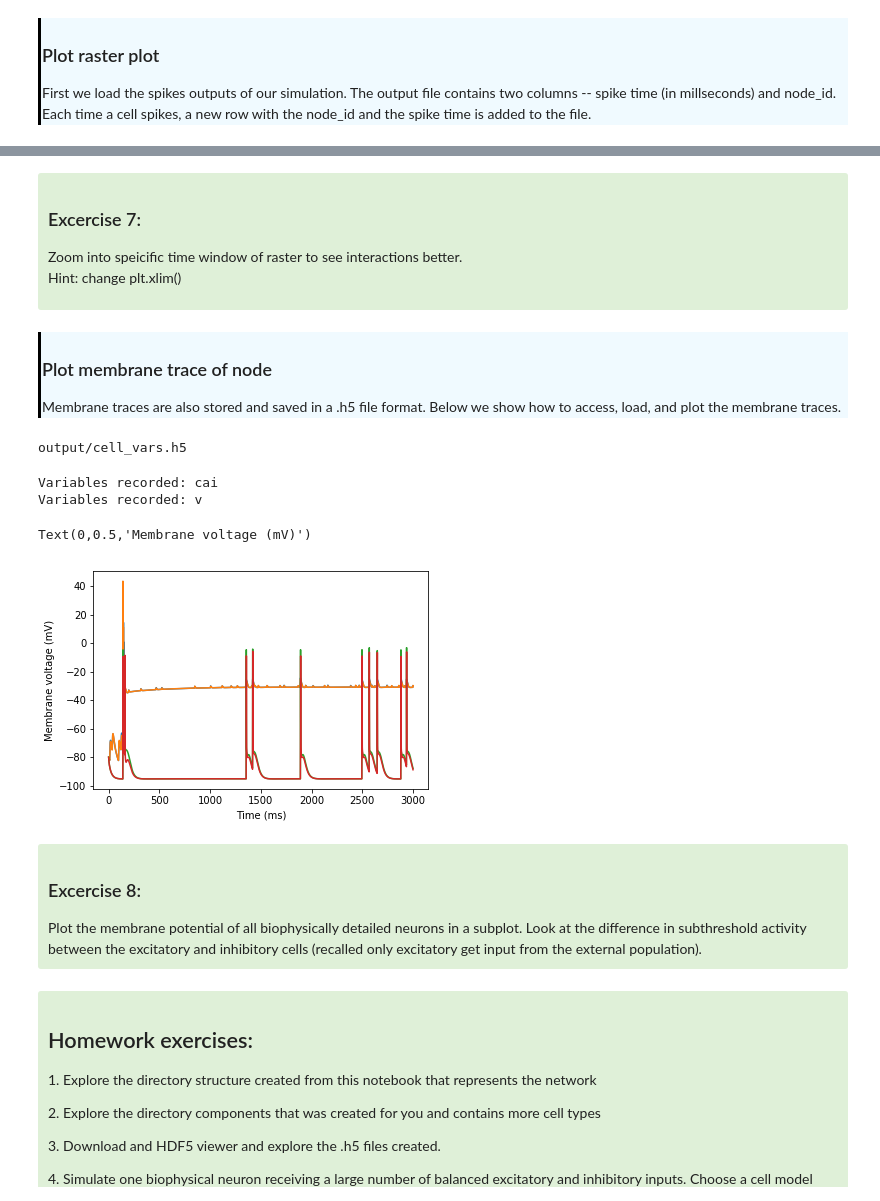
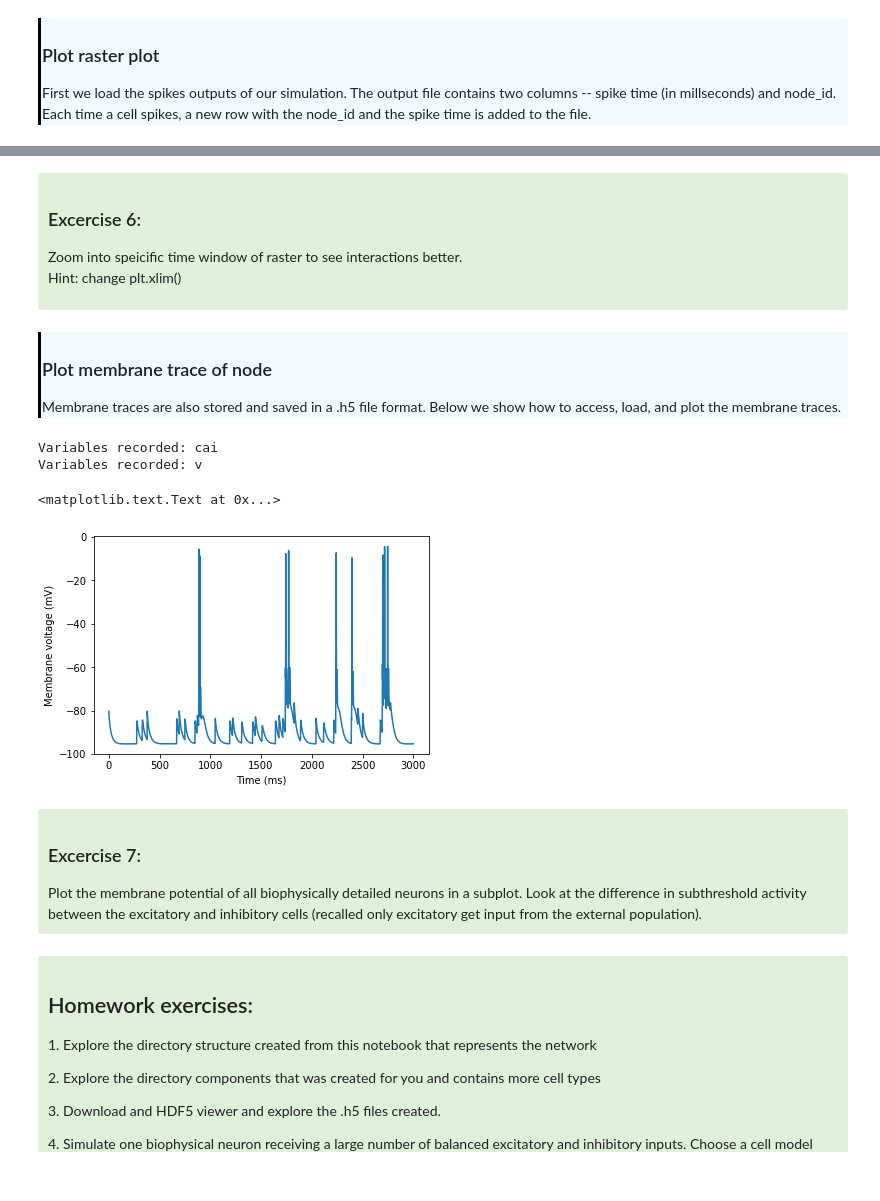
Before and after one commit to AllenInstitute/CNS_2018_Tutorial, a Jupyter notebook: bmtk/biophysical_notebook/biophysical_modeling.ipynb, the cells around one changed output, grey strips where cells are left out. Cells and saved outputs as stored; diff of their text form; code cells hidden in the pictures.

```diff
--- a/bmtk/biophysical_notebook/biophysical_modeling.ipynb
+++ b/bmtk/biophysical_notebook/biophysical_modeling.ipynb
@@ -860,6 +791,6 @@ Text(0,0.5,'Neuron Number')
 # %% [markdown]
 <div style="background: #DFF0D8; border-radius: 3px; padding: 10px; \">
-<h3>Excercise 7:</h3>
+<h3>Excercise 6:</h3>
 Zoom into speicific time window of raster to see interactions better.
 <p>Hint: change plt.xlim()
 </div>
@@ -868,15 +799,6 @@ Zoom into speicific time window of raster to see interactions better.
 <h3>Plot membrane trace of node</h3>
 Membrane traces are also stored and saved in a .h5 file format. Below we show how to access, load, and plot the membrane traces.
 </div>
-# %%
-# Get the file name of node #2
-node = 2
-h5_output_file = 'output/cell_vars.h5'
-#h5_output_file = config_file['manifest']['$OUTPUT_DIR'][10:] + \
-#                    config_file['output']['cell_vars_dir'][11:] + '/' + str(node) + '.h5'
-print(h5_output_file)
-# %% [output]
-output/cell_vars.h5
 # %%
 # Load the file for a node and see all the recorded variables
 import h5py
@@ -890,17 +813,18 @@ Variables recorded: cai
 Variables recorded: v
 # %%
 # Select the membrane voltage variable and plot it
+node = 2
 mem_vol = np.array(f['/v/data'])
 time = np.arange(0, config_file['run']['tstop'], config_file['run']['dt'])
-plt.plot(time, mem_vol)
+plt.plot(time, mem_vol[:,node])
 plt.xlabel('Time (ms)')
 plt.ylabel('Membrane voltage (mV)')
 # %% [output]
-Text(0,0.5,'Membrane voltage (mV)')
+<matplotlib.text.Text at 0x...>
-[figure, old version]
+[figure, new version]
 # %% [markdown]
 <div style="background: #DFF0D8; border-radius: 3px; padding: 10px; \">
-<h3>Excercise 8:</h3>
+<h3>Excercise 7:</h3>
 Plot the membrane potential of all biophysically detailed neurons in a subplot. Look at the difference in subthreshold activity between the excitatory and inhibitory cells (recalled only excitatory get input from the external population).
 </div>
 # %% [markdown]
```
Also changed, not shown: parts of 52 cells of this notebook.
